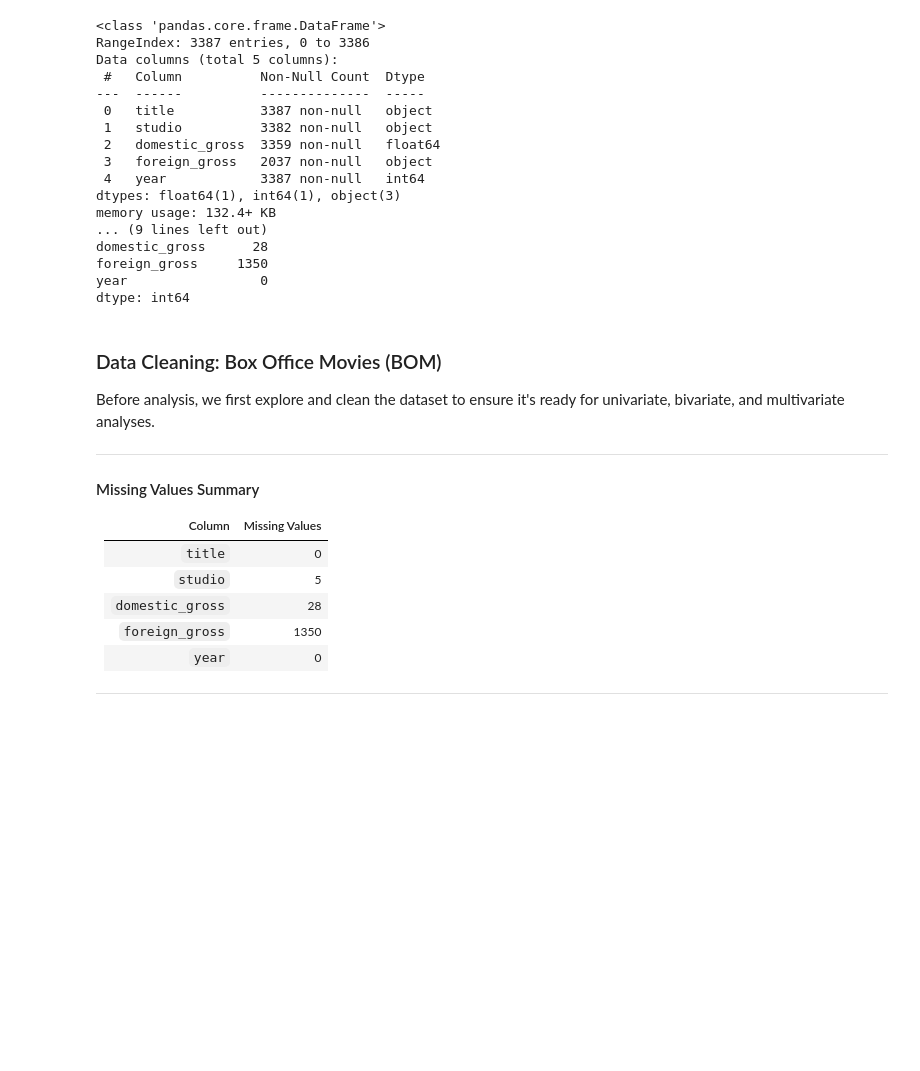
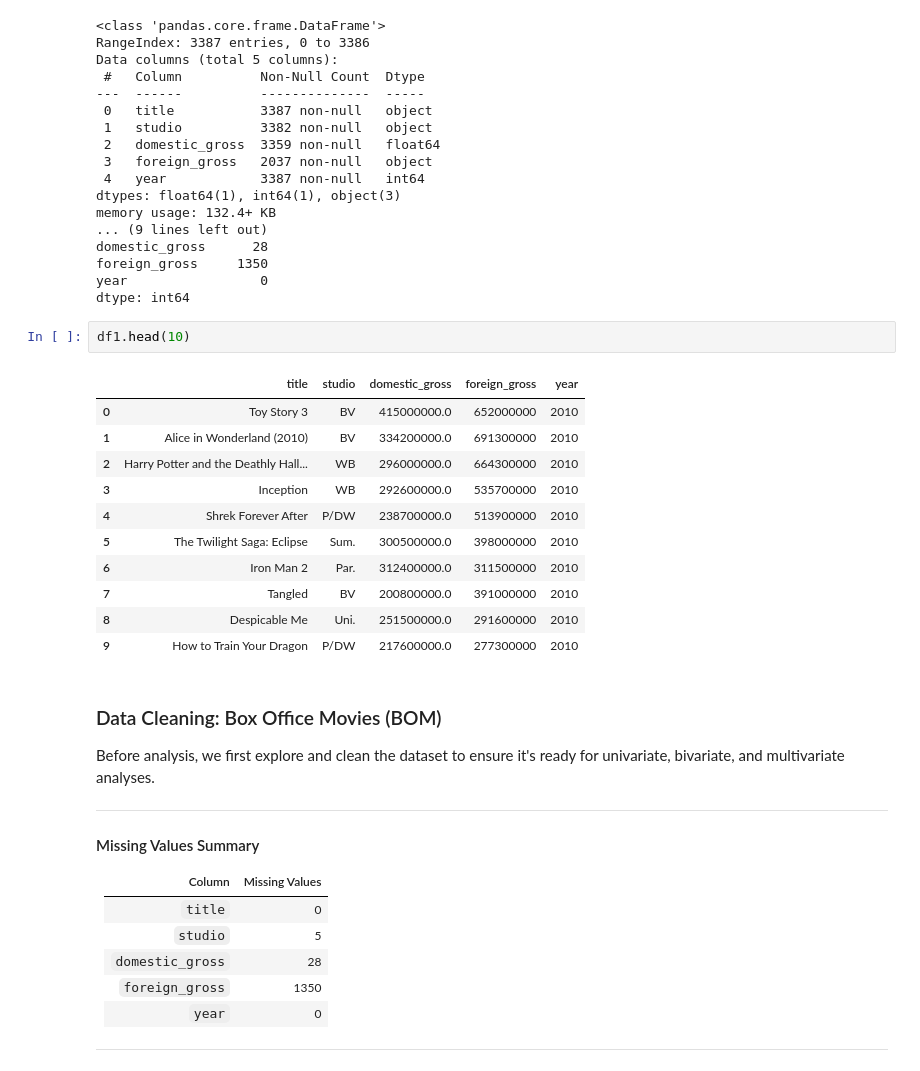
Before and after one commit to msnjerig/dsc-phase-2-project-v3, a Jupyter notebook: exploratory.ipynb, the cells around one changed output. Saved outputs shown, nothing was run; the diff lists cells and outputs as text; blank space fills up the shorter version.

```diff
--- a/exploratory.ipynb
+++ b/exploratory.ipynb
@@ -91,6 +99,20 @@ domestic_gross      28
 foreign_gross     1350
 year                 0
 dtype: int64
+# %%
+df1.head(10)
+# %% [output]
+|  | title | studio | domestic_gross | foreign_gross | year |
+| 0 | Toy Story 3 | BV | 415000000.0 | 652000000 | 2010 |
+| 1 | Alice in Wonderland (2010) | BV | 334200000.0 | 691300000 | 2010 |
+| 2 | Harry Potter and the Deathly Hall... | WB | 296000000.0 | 664300000 | 2010 |
+| 3 | Inception | WB | 292600000.0 | 535700000 | 2010 |
+| 4 | Shrek Forever After | P/DW | 238700000.0 | 513900000 | 2010 |
+| 5 | The Twilight Saga: Eclipse | Sum. | 300500000.0 | 398000000 | 2010 |
+| 6 | Iron Man 2 | Par. | 312400000.0 | 311500000 | 2010 |
+| 7 | Tangled | BV | 200800000.0 | 391000000 | 2010 |
+| 8 | Despicable Me | Uni. | 251500000.0 | 291600000 | 2010 |
+| 9 | How to Train Your Dragon | P/DW | 217600000.0 | 277300000 | 2010 |
 # %% [markdown]
 ###  Data Cleaning: Box Office Movies (BOM)
 
```
Also changed, not shown: parts of 14 cells of this notebook.
